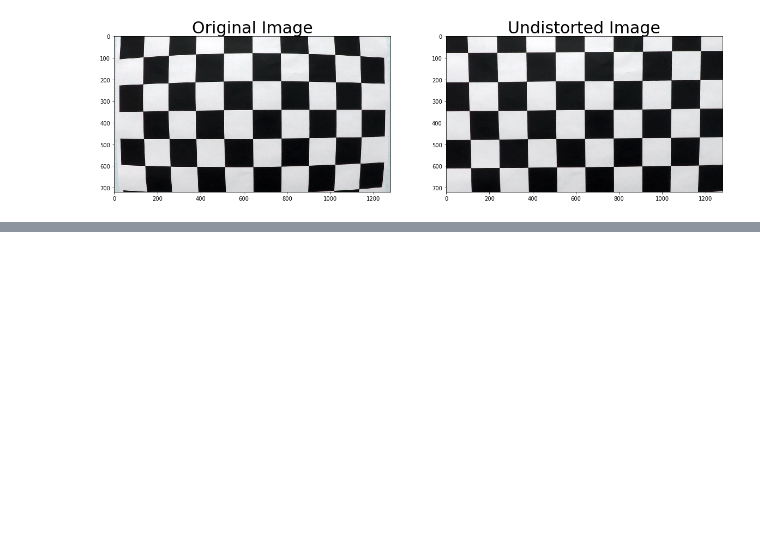
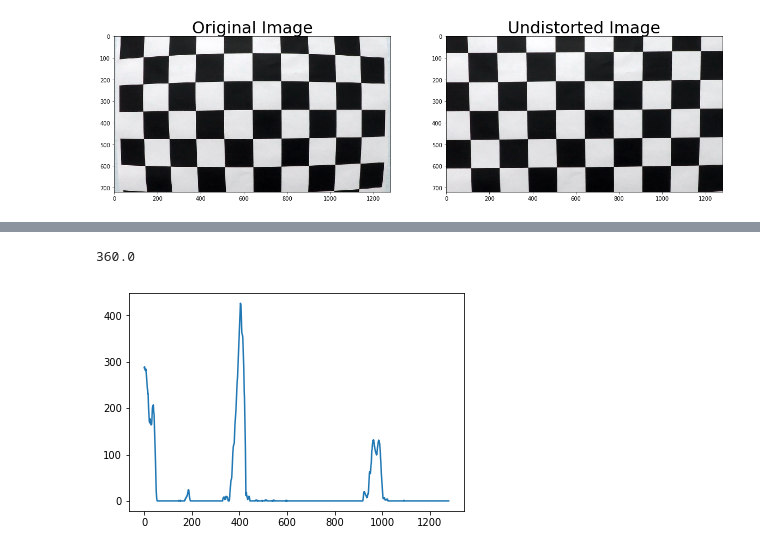
Before and after one commit to coswang1120/CarND-Advanced-Lane-Lines, a Jupyter notebook: P4.ipynb, the cells around one changed output, grey strips where cells are left out. Saved outputs shown, nothing was run; the diff lists cells and outputs as text; code cells hidden in the pictures; blank space fills up the shorter version.

```diff
--- a/P4.ipynb
+++ b/P4.ipynb
@@ -211,0 +300,11 @@ for img_path in test_images:
+# %%
+def find_line(img):
+    height = img.shape[0]/2
+    print(height)
+    histogram = np.sum(img[int(height*2/3):,:], axis=0)
+    plt.plot(histogram)
+
+find_line(warped)
+# %% [output]
+360.0
+[figure, added]
```
Also changed, not shown: parts of 4 cells of this notebook.
